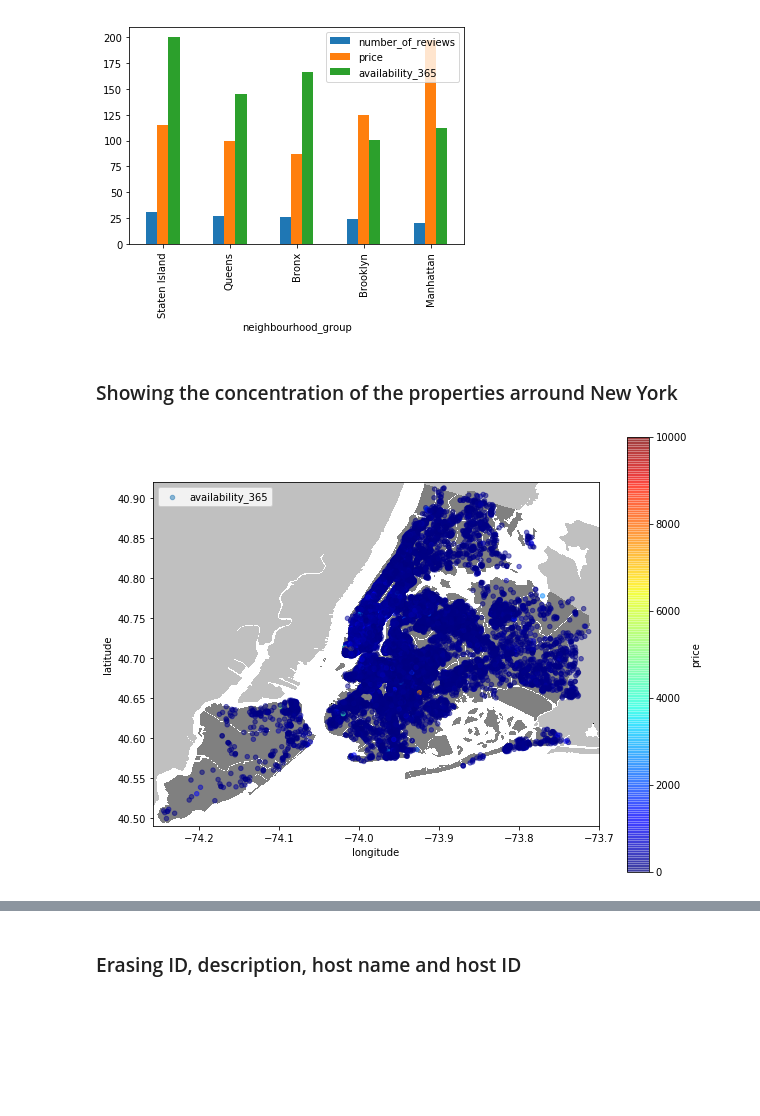
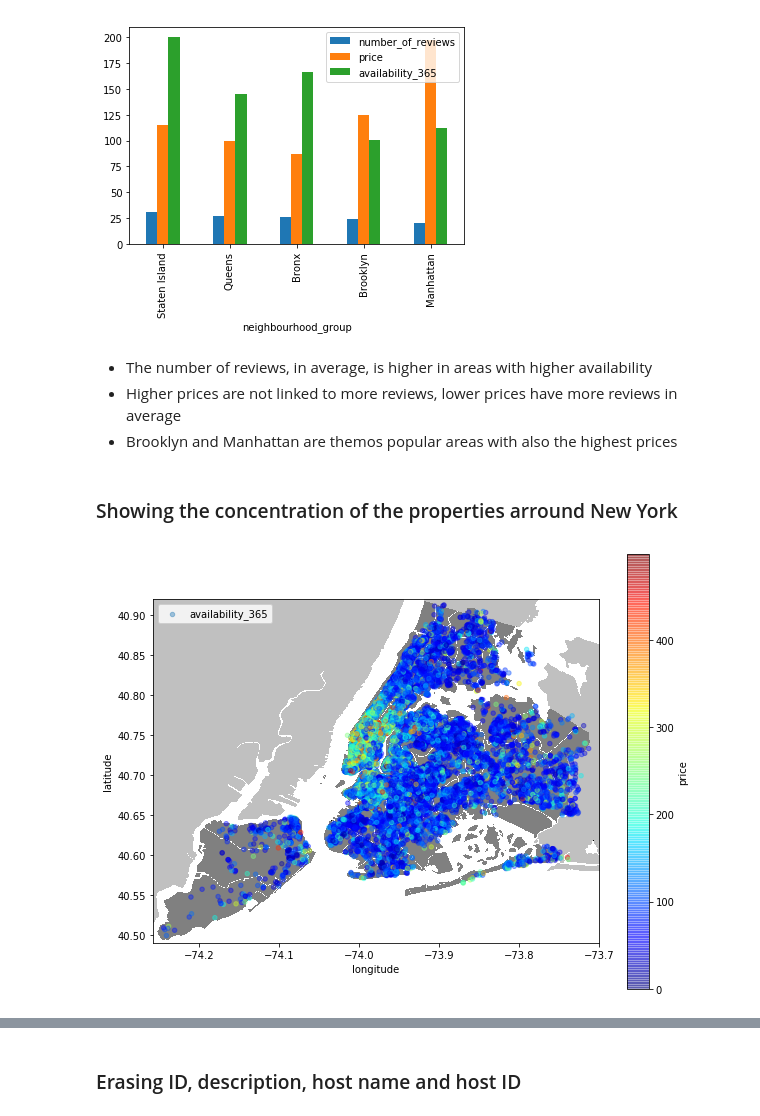
Before and after one commit to leosquintero/Airbnb-data-science-project, a Jupyter notebook: AirBnb EDA.ipynb, the cells around one changed output, grey strips where cells are left out. Drawn from its saved outputs; the diff is of its cells as text; code cells hidden in the pictures; blank space fills up the shorter version.

```diff
--- a/AirBnb EDA.ipynb
+++ b/AirBnb EDA.ipynb
@@ -271,22 +312,27 @@ bnb.groupby('neighbourhood_group')['number_of_reviews', "price", 'availability_3
 # %% [output]
 <matplotlib.axes._subplots.AxesSubplot at 0x...>
 [figure]
+# %% [markdown]
+- The number of reviews, in average, is higher in areas with higher availability
+- Higher prices are not linked to more reviews, lower prices have more reviews in average
+- Brooklyn and Manhattan are themos popular areas with also the highest prices
 # %% [markdown]
 ### Showing the concentration of the properties arround New York
 # %%
 import urllib
 #initializing the figure size
 plt.figure(figsize=(10,8))
 #loading the png NYC image found on Google and saving to my local folder along with the project
 i=urllib.request.urlopen('https://upload.wikimedia.org/wikipedia/commons/e/ec/Neighbourhoods_New_York_City_Map.PNG')
 nyc_img=plt.imread(i)
 #scaling the image based on the latitude and longitude max and mins for proper output
 plt.imshow(nyc_img,zorder=0,extent=[-74.258, -73.7, 40.49,40.92])
 ax=plt.gca()
-
-bnb.plot(kind='scatter', x='longitude', y='latitude', label='availability_365', c='price', ax=ax,
-           cmap=plt.get_cmap('jet'), colorbar=True, alpha=0.5, zorder=5)
+yx = bnb[bnb.price< 500 ]
+#using scatterplot again
+yx.plot(kind='scatter', x='longitude', y='latitude', label='availability_365', c='price', ax=ax,
+           cmap=plt.get_cmap('jet'), colorbar=True, alpha=0.4, zorder=5)
 plt.legend()
 plt.show()
 # %% [output]
-[figure, old version]
+[figure, new version]
```
Also changed, not shown: parts of 24 cells of this notebook.
